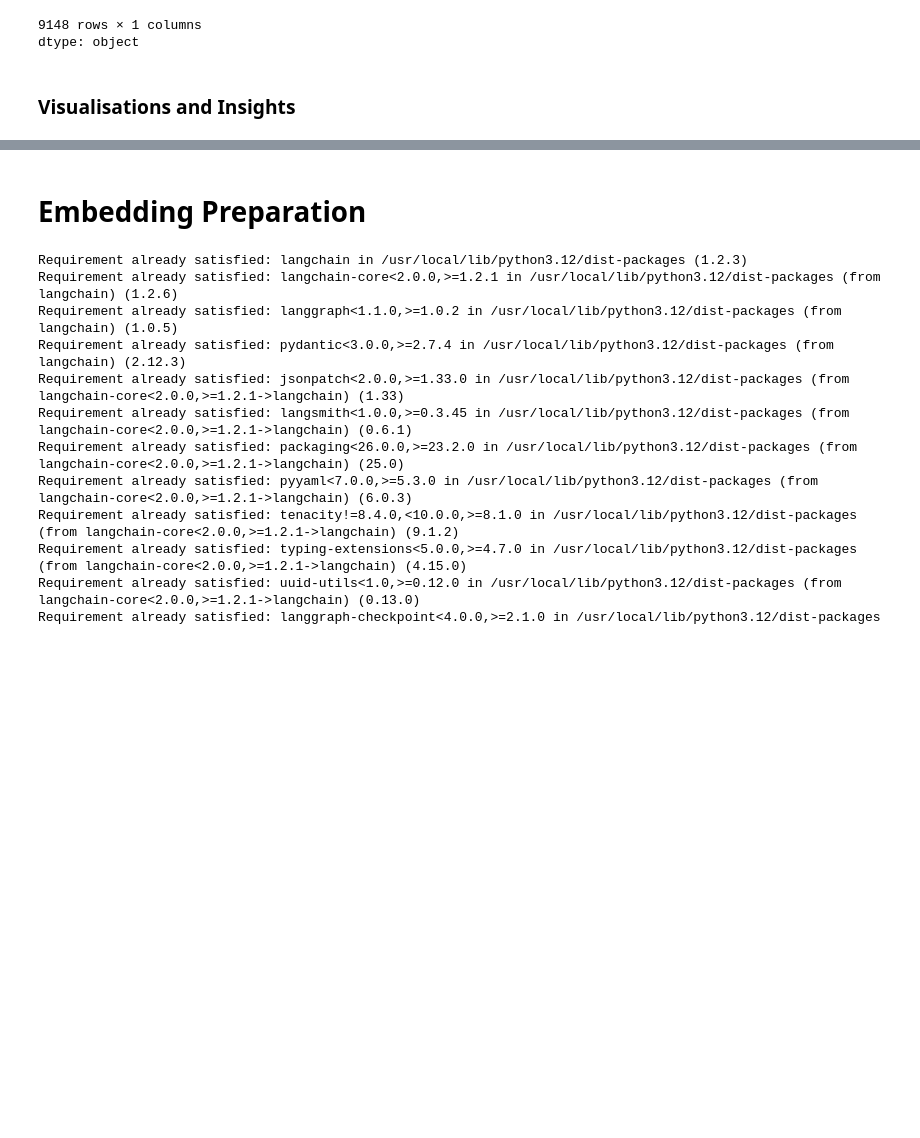
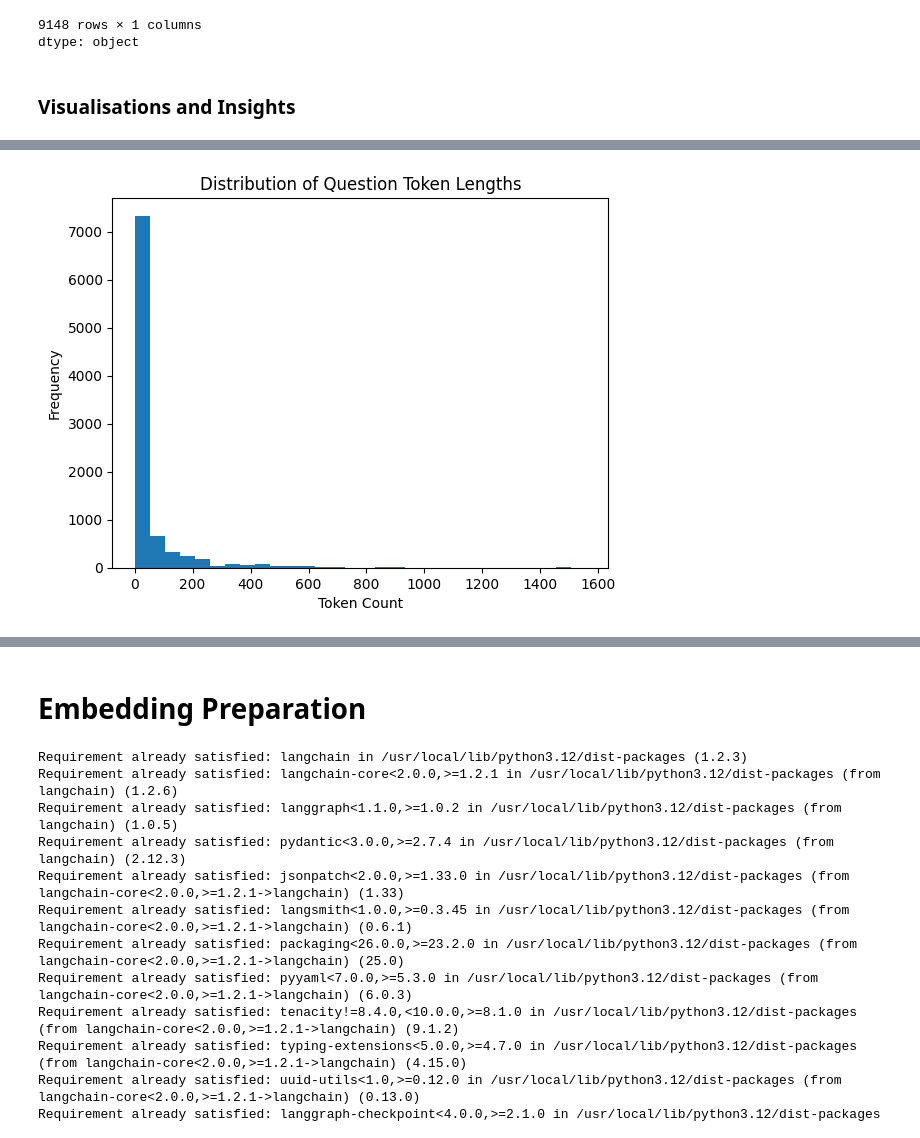
Before and after one commit to imkushwaha/advanced-rag-covid-faq-thesis, a Jupyter notebook: notebooks/01_Dataprep&Viz/03_data_preparation_3.ipynb, the cells around one changed output, grey strips where cells are left out. Drawn from its saved outputs; the diff is of its cells as text; code cells hidden in the pictures; blank space fills up the shorter version.

Commit message:
added figures, update viz, added src dir

```diff
--- a/notebooks/01_Dataprep&Viz/03_data_preparation_3.ipynb
+++ b/notebooks/01_Dataprep&Viz/03_data_preparation_3.ipynb
@@ -134,3 +151,14 @@ df3["answer wLink"]
 dtype: object
 # %% [markdown]
 ### Visualisations and Insights
+# %%
+# Token-Level Analysis (LLM-Aware)
+
+import tiktoken
+
+enc = tiktoken.get_encoding("cl100k_base")
+
+df3["question_tokens"] = df3["question"].apply(lambda x: len(enc.encode(x)))
+df3["answer_tokens"] = df3["answer"].apply(lambda x: len(enc.encode(x)))
+
+df3[["question_tokens", "answer_tokens"]].describe()
@@ -136,0 +175,11 @@ dtype: object
+# %%
+# Question Length Distribution
+
+plt.figure()
+plt.hist(df3["question_tokens"], bins=30)
+plt.title("Distribution of Question Token Lengths")
+plt.xlabel("Token Count")
+plt.ylabel("Frequency")
+plt.show()
+# %% [output]
+[figure, added]
```
Also changed, not shown: parts of 21 cells of this notebook, 50 other files.
